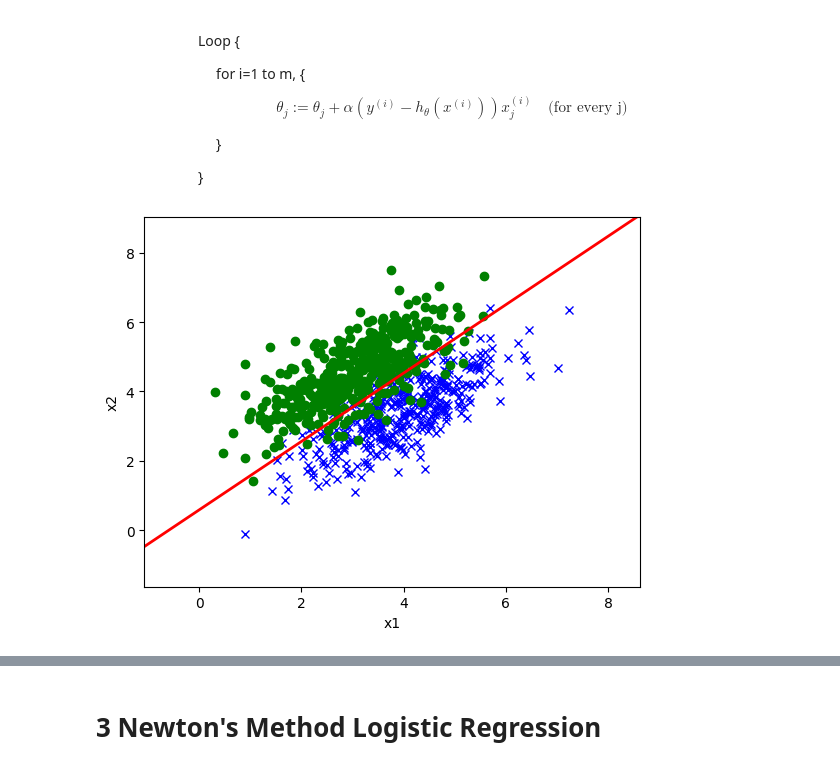
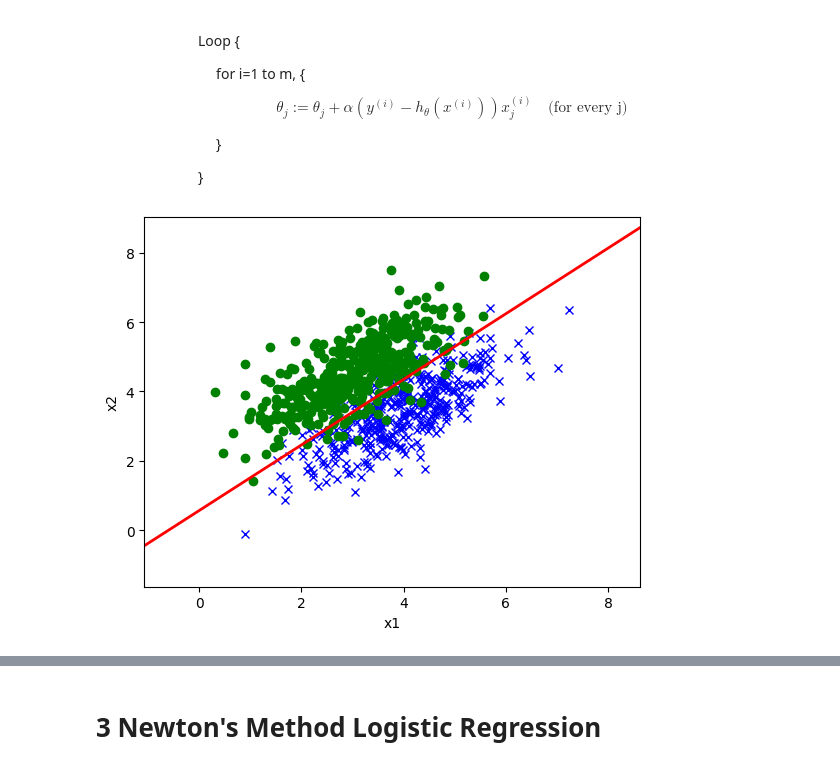
Before and after one commit to luongjuan123/Machine-Learning-Notebooks, a Jupyter notebook: Logistic Regression/LogisticRegression.ipynb, the cells around one changed output, grey strips where cells are left out. Saved outputs shown, nothing was run; the diff lists cells and outputs as text; code cells hidden in the pictures.

Commit message:
fix stochatic logistic and linear regressions

```diff
--- a/Logistic Regression/LogisticRegression.ipynb
+++ b/Logistic Regression/LogisticRegression.ipynb
@@ -242,43 +242,37 @@ class StochasticGradientAscentLogisticRegression(LinearModel):
     def fit(self, X, y):
         m, n = X.shape
         self.theta = np.zeros(n)
-        for _ in range(self.max_iter):
-            indices = np.random.permutation(m)
-            X_shuffled = X[indices]
-            y_shuffled = y[indices]
+
+        for i in range(m):
 
             theta_old = np.copy(self.theta)
-
-            for i in range(m):
-                xi = X_shuffled[i]
-                yi = y_shuffled[i]
-                hi = sigmoid(xi @ self.theta)
-                gradient = (yi - hi) * xi
-                self.theta += self.step_size * gradient
+            hi = sigmoid(X[i] @ self.theta)
+            gradient = (y[i] - hi) * X[i]
+            self.theta += self.step_size * gradient
             if np.linalg.norm(self.theta - theta_old, ord=1) < self.eps:
                 break
 
     def predict(self, X):
         return sigmoid(X @ self.theta)
 
 def run(train_path, eval_path, pred_path):
     X_train, y_train = util.load_dataset(train_path, add_intercept=True)
 
-    model = StochasticGradientAscentLogisticRegression(eps=1e-5)
+    model = StochasticGradientAscentLogisticRegression(eps=1e-5, step_size = 0.00001)
     model.fit(X_train, y_train)
 
     # Plot data and decision boundary
     util.plot(X_train, y_train, model.theta, 'Output/StochasticGradientAscentLogisticRegression.png')
 
     # Save predict
     X_eval, y_eval = util.load_dataset(eval_path, add_intercept=True)
     y_pred = model.predict(X_eval)
     np.savetxt(pred_path, y_pred > 0.5, fmt='%d')
 
 if __name__ == "__main__":
 
     run(train_path="Data/train.csv",
         eval_path="Data/test.csv",
         pred_path="Output/StochasticGradientAscentLogisticRegression.txt")
 # %% [output]
-[figure, old version]
+[figure, new version]
```
Also changed, not shown: parts of 1 cell of this notebook, 10 other files.
